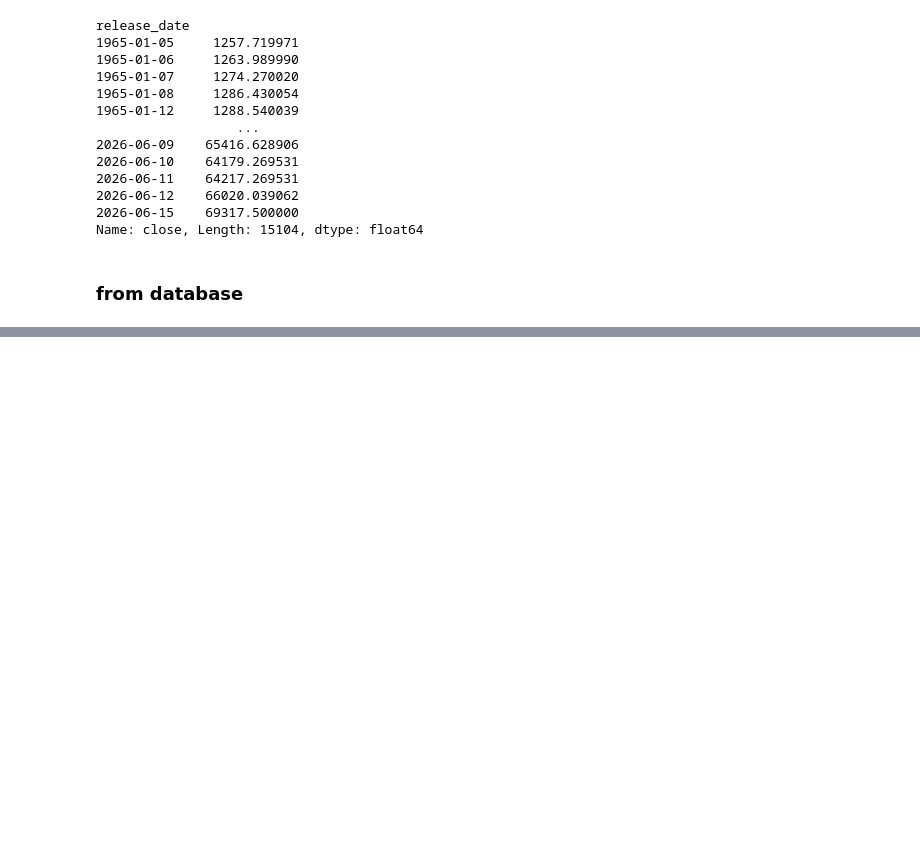
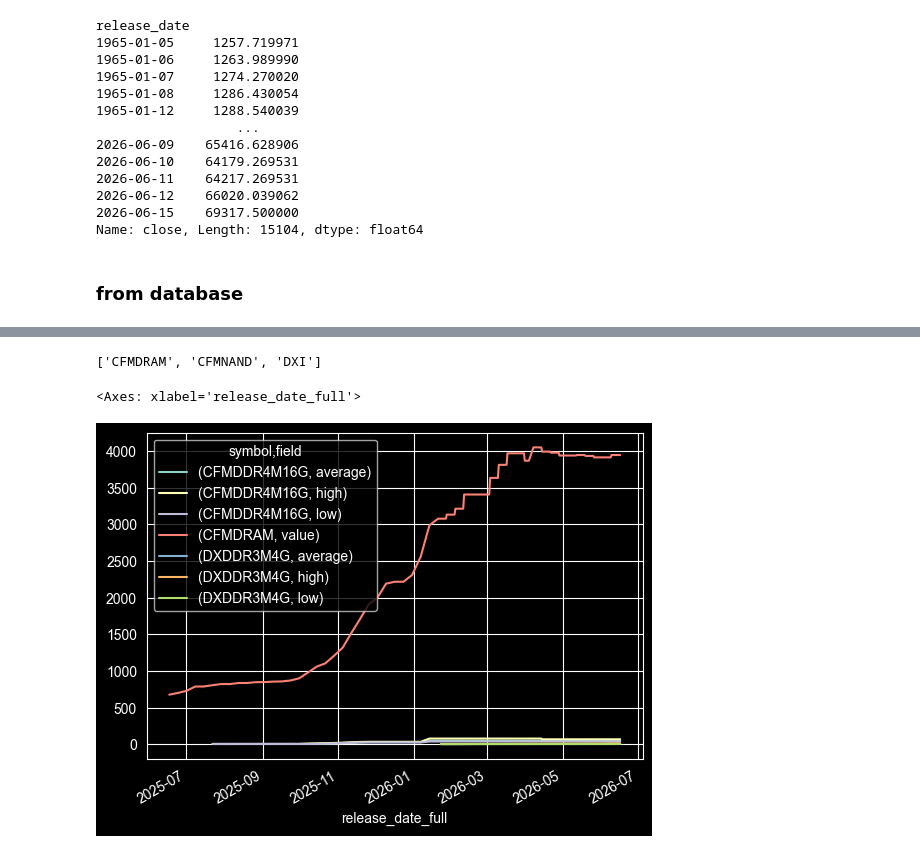
Before and after one commit to Tommylee1013/FinancialData, a Jupyter notebook: Notes/data_valid.ipynb, the cells around one changed output, grey strips where cells are left out. Saved outputs shown, nothing was run; the diff lists cells and outputs as text; code cells hidden in the pictures; blank space fills up the shorter version.

```diff
--- a/Notes/data_valid.ipynb
+++ b/Notes/data_valid.ipynb
@@ -403,0 +319,13 @@ freights.get_series(symbols = ['BDI','BAI00','WCI'], index_set = 'release_date')
+# %%
+industry.available_index_symbols()
+# %% [output]
+['CFMDRAM', 'CFMNAND', 'DXI']
+# %%
+industry.get_series(
+    symbols = ['CFMDDR4M16G','CFMDRAM','DXDDR3M4G'],
+    index_set = 'release_date',
+    full_data = True
+).sort_index().ffill().plot()
+# %% [output]
+<Axes: xlabel='release_date_full'>
+[figure, added]
```
Also changed, not shown: parts of 13 cells of this notebook, 8 other files.
